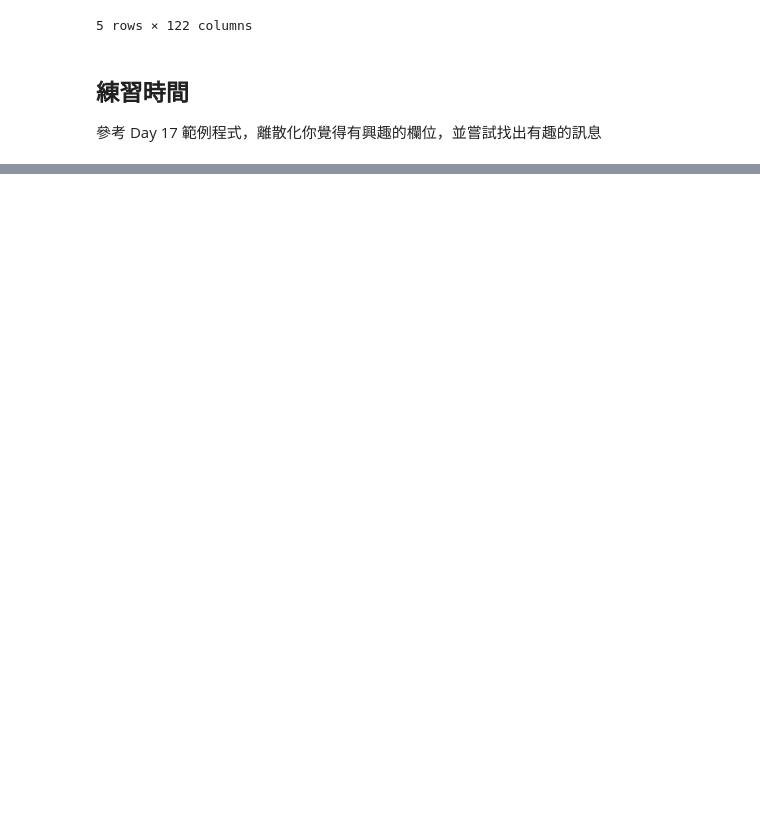
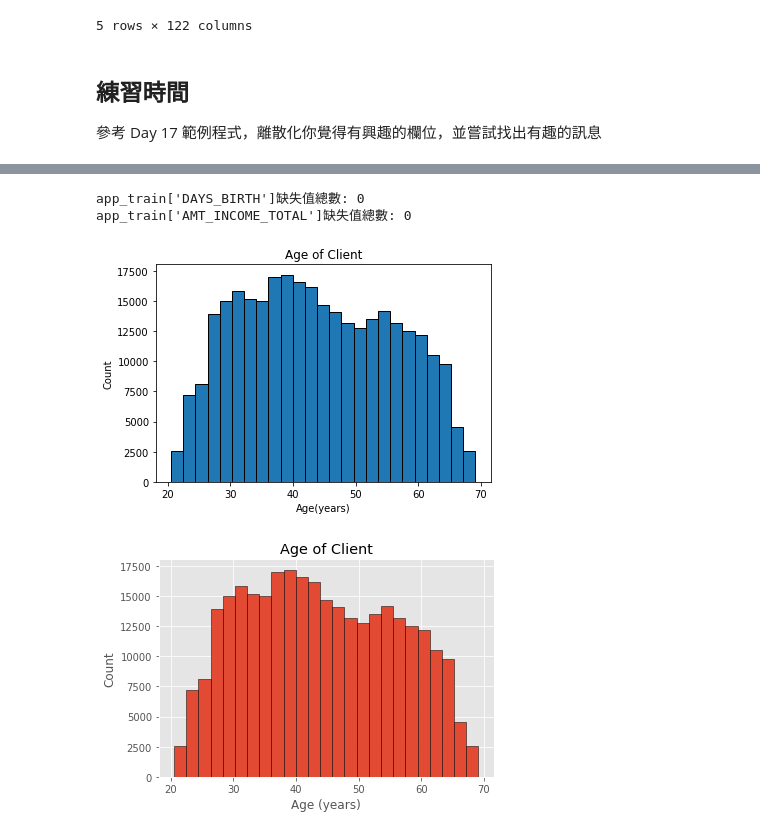
Before and after one commit to zzo30802/3rd-ML100Days, a Jupyter notebook: homework/Day_018_HW.ipynb, the cells around one changed output, grey strips where cells are left out. Cells and saved outputs as stored; diff of their text form; code cells hidden in the pictures; blank space fills up the shorter version.

```diff
--- a/homework/Day_018_HW.ipynb
+++ b/homework/Day_018_HW.ipynb
@@ -75,0 +72,22 @@ Name: equal_freq_INCOME_TOTAL, dtype: int64
+# %%
+# 檢查資料有沒有缺失值
+print("app_train['DAYS_BIRTH']缺失值總數:", app_train['DAYS_BIRTH'].isnull().sum())
+print("app_train['AMT_INCOME_TOTAL']缺失值總數:", app_train["AMT_INCOME_TOTAL"].isnull().sum())
+# %% [output]
+app_train['DAYS_BIRTH']缺失值總數: 0
+app_train['AMT_INCOME_TOTAL']缺失值總數: 0
+# %%
+# 資料整理 ( 'DAYS_BIRTH'全部取絕對值 ，因為資料中是負數)
+app_train['DAYS_BIRTH'] = abs(app_train['DAYS_BIRTH'])
+plt.hist(app_train['DAYS_BIRTH'] / 365, edgecolor = 'k', bins = 25)
+plt.title('Age of Client'); plt.xlabel('Age(years)'); plt.ylabel('Count');
+plt.show()
+
+#改變繪圖樣式
+plt.style.use('ggplot')
+plt.hist(app_train['DAYS_BIRTH'] / 365, edgecolor = 'k', bins = 25)
+plt.title('Age of Client'); plt.xlabel('Age (years)'); plt.ylabel('Count');
+plt.show()
+# %% [output]
+[figure, added]
+[figure, added]
```
Also changed, not shown: parts of 4 cells of this notebook.
